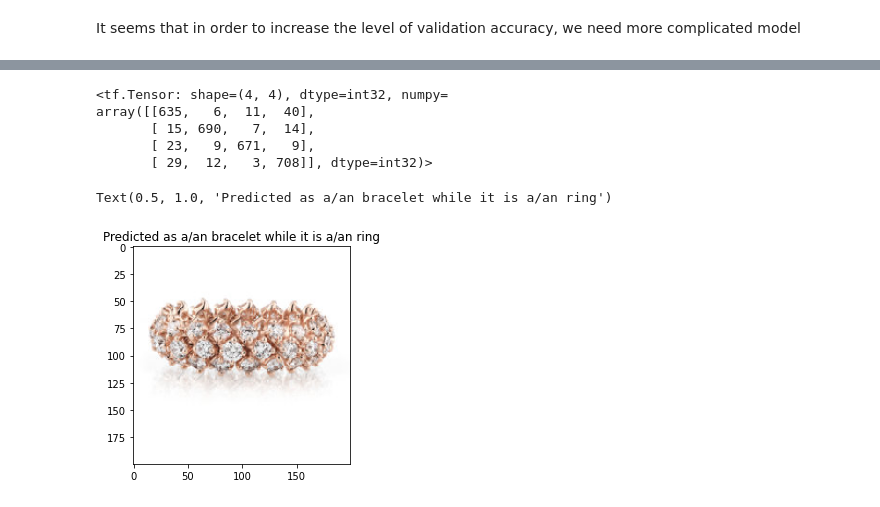
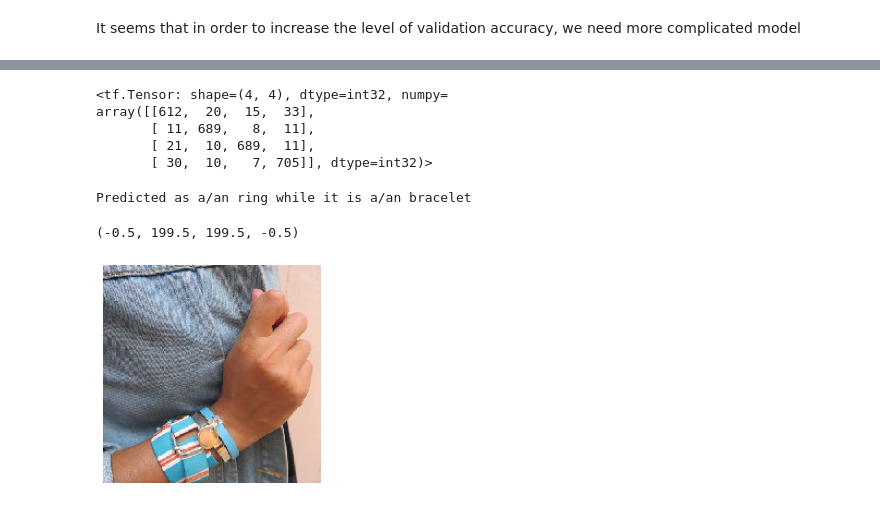
Before and after one commit to arashag/Jewelry_Recommender_System, a Jupyter notebook: Jewellery_Classification_CNN.ipynb, the cells around one changed output, grey strips where cells are left out. Cells and saved outputs as stored; diff of their text form; code cells hidden in the pictures.

Commit message:
Some changes to make the notebook and model reproducible in any machine

```diff
--- a/Jewellery_Classification_CNN.ipynb
+++ b/Jewellery_Classification_CNN.ipynb
@@ -273,24 +271,24 @@ array(['earring', 'necklace', 'bracelet', 'ring'], dtype='<U8')
 # %%
-# If your Ram is limited, please uncomment the below cell and run that cell instead of this.
-x_new=[]
-y_new=[]
-for i in (large_data_dir.parent.glob('New Images/*/*.jpg')):
-  b=(tf.keras.preprocessing.image.img_to_array(tf.keras.preprocessing.image.load_img(i,target_size=(200,200))))/255.0
-  c=i.parent.parts[-1]
-  x_new.append(b)
-  y_new.append(c)
-x_new=np.array(x_new)
-y_new=np.array(y_new)
+# If you have more memory, please uncomment this cell otherwise run the next cell instead of this.
+# x_new=[]
+# y_new=[]
+# for i in (large_data_dir.parent.glob('New Images/*/*.jpg')):
+#   b=(tf.keras.preprocessing.image.img_to_array(tf.keras.preprocessing.image.load_img(i,target_size=(200,200))))/255.0
+#   c=i.parent.parts[-1]
+#   x_new.append(b)
+#   y_new.append(c)
+# x_new=np.array(x_new)
+# y_new=np.array(y_new)
 # %%
-# x_new=np.empty(shape=(new_image_count,200,200,3),dtype=np.float16)
-# y_new=np.empty(shape=(new_image_count,),dtype='U8')
-# counter=0
-# for i in (large_data_dir.parent.glob('New Images/*/*.jpg')):
-#   b=(tf.keras.preprocessing.image.img_to_array(tf.keras.preprocessing.image.load_img(i,target_size=(200,200))))/255.0
-#   c=i.parent.parts[-1]
-#   x_new[counter]=b
-#   y_new[counter]=c
-#   counter+=1
+x_new=np.empty(shape=(new_image_count,200,200,3),dtype=np.float16)
+y_new=np.empty(shape=(new_image_count,),dtype='U8')
+counter=0
+for i in (sorted(large_data_dir.parent.glob('New Images/*/*.jpg'))):
+  b=(tf.keras.preprocessing.image.img_to_array(tf.keras.preprocessing.image.load_img(i,target_size=(200,200))))/255.0
+  c=i.parent.parts[-1]
+  x_new[counter]=b
+  y_new[counter]=c
+  counter+=1
 # %%
 x_new.shape
 # %% [output]
@@ -448,3 +451,3 @@ model3.evaluate(x_new_val,y_new_val)
 # %%
 #Loading the epoch with the best accuracy
-model3=tf.keras.models.load_model('best_model_2.h5')
+model3=tf.keras.models.load_model('best_model_accuracy.h5')
@@ -470,19 +487,21 @@ model3.evaluate(x_new_test,y_new_test)
 tf.math.confusion_matrix(y_new_test,model3.predict_classes(x_new_test))
 # %% [output]
 <tf.Tensor: shape=(4, 4), dtype=int32, numpy=
-array([[635,   6,  11,  40],
-       [ 15, 690,   7,  14],
-       [ 23,   9, 671,   9],
-       [ 29,  12,   3, 708]], dtype=int32)>
+array([[612,  20,  15,  33],
+       [ 11, 689,   8,  11],
+       [ 21,  10, 689,  11],
+       [ 30,  10,   7, 705]], dtype=int32)>
 # %%
 dict1={0: 'bracelet',
        1: 'earring',
        2: 'necklace',
        3: 'ring'}
 missclass_index=np.where(y_new_test!=model3.predict_classes(x_new_test))[0]
 random_index=np.random.choice(missclass_index)
 plt.imshow(x_new_test[random_index].astype(np.float32))
-plt.title('Predicted as a/an {} while it is a/an {}'.format(dict1[model3.predict_classes(x_new_test)[random_index]],dict1[y_new_test[random_index]]))
+print('Predicted as a/an {} while it is a/an {}'.format(dict1[model3.predict_classes(x_new_test)[random_index]],dict1[y_new_test[random_index]]))
+plt.axis('off')
 # %% [output]
-Text(0.5, 1.0, 'Predicted as a/an bracelet while it is a/an ring')
+Predicted as a/an ring while it is a/an bracelet
+(-0.5, 199.5, 199.5, -0.5)
-[figure, old version]
+[figure, new version]
```
Also changed, not shown: parts of 18 cells of this notebook, 1 other file.
